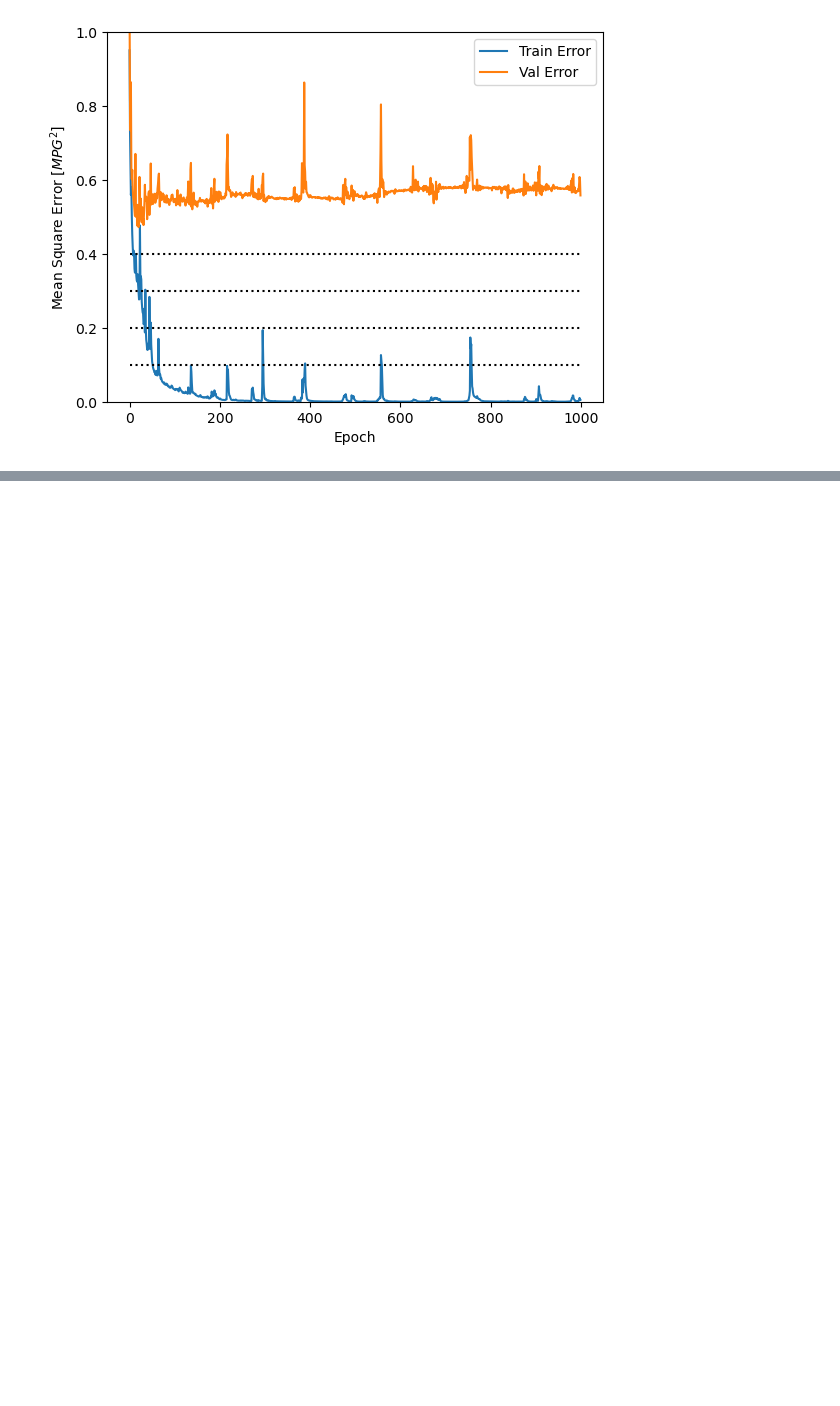
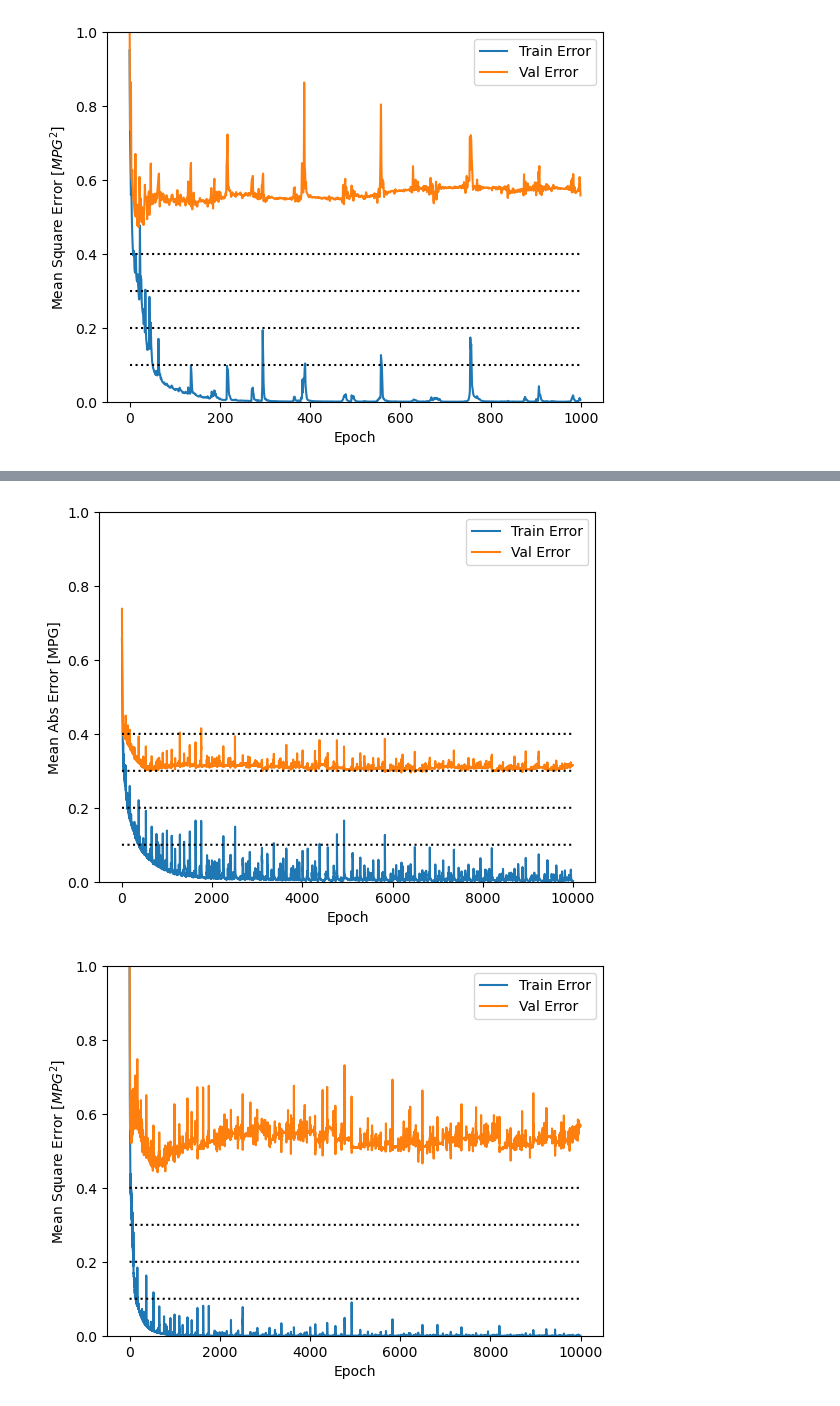
Before and after one commit to mvanlierwalq/IPy_NB_Public, a Jupyter notebook: GISS_SCM_PPE_emulate00.ipynb, the cells around one changed output, grey strips where cells are left out. Saved outputs shown, nothing was run; the diff lists cells and outputs as text; code cells hidden in the pictures; blank space fills up the shorter version.

```diff
--- a/GISS_SCM_PPE_emulate00.ipynb
+++ b/GISS_SCM_PPE_emulate00.ipynb
@@ -383,0 +451,5 @@ plot_history(history)
+# %%
+plot_history(history)
+# %% [output]
+[figure, added]
+[figure, added]
```
Also changed, not shown: parts of 7 cells of this notebook, 2 other files.
